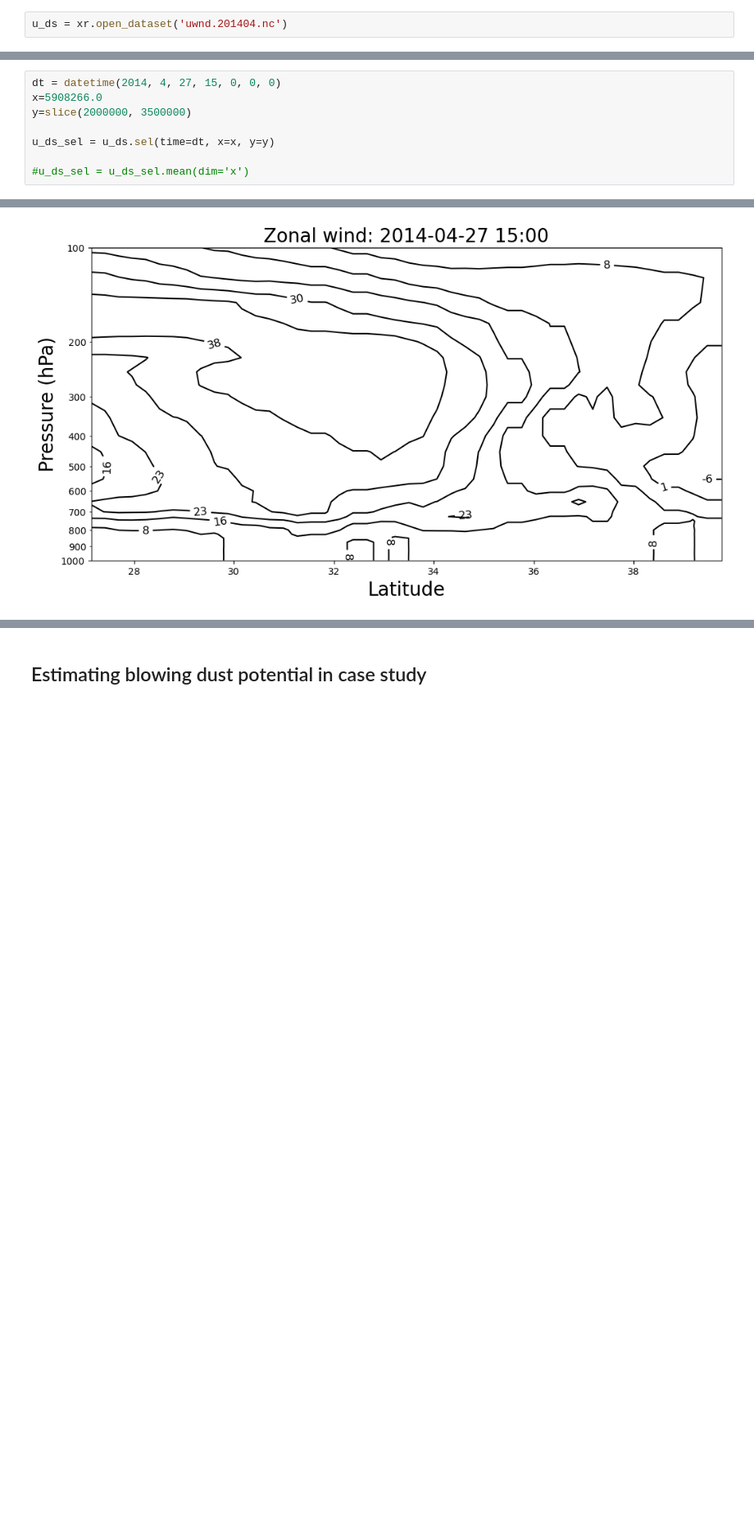
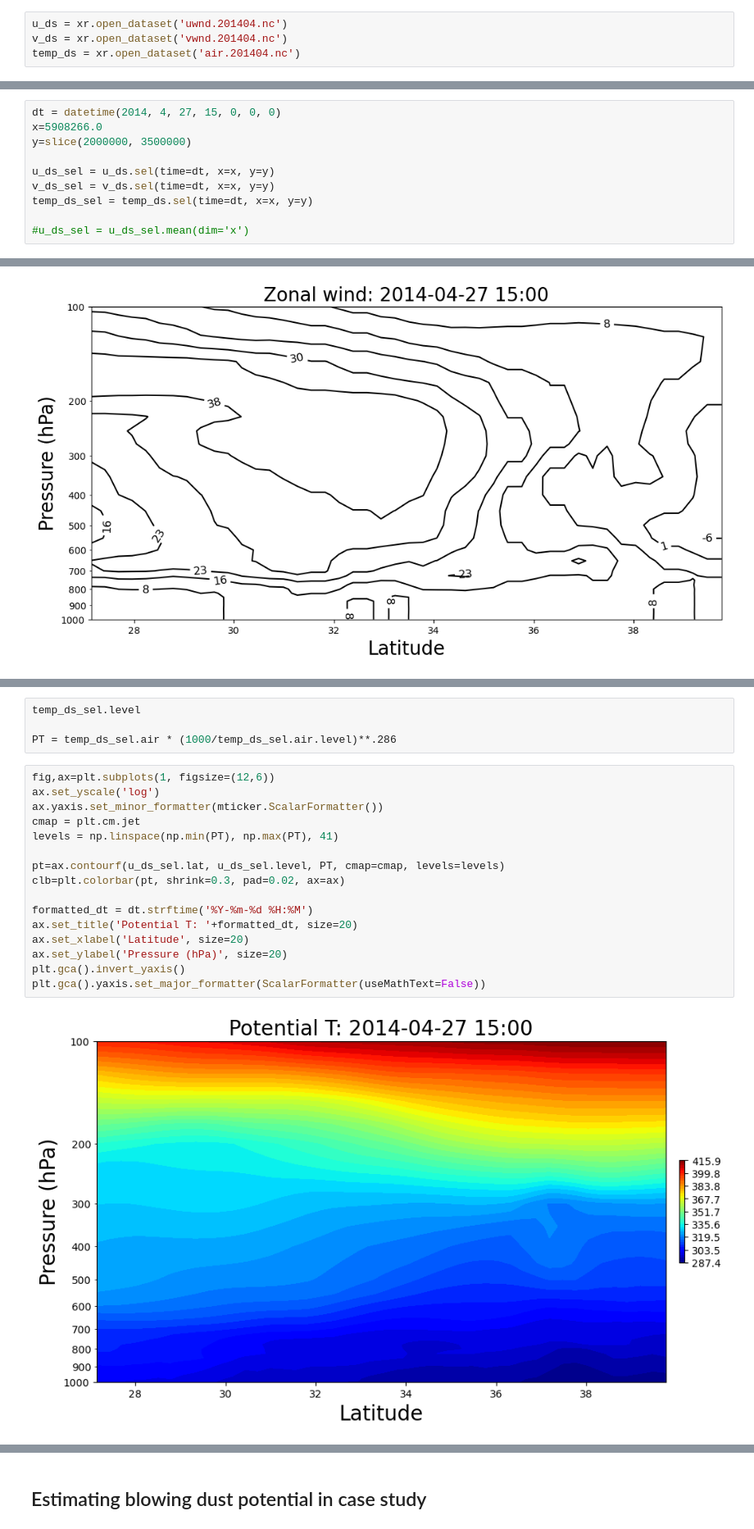
Before and after one commit to jesseturner/Dust_Plumes, a Jupyter notebook: Case_Study.ipynb, the cells around one changed output, grey strips where cells are left out. Shown at 82% size. Drawn from its saved outputs; the diff is of its cells as text; blank space fills up the shorter version.

```diff
--- a/Case_Study.ipynb
+++ b/Case_Study.ipynb
@@ -157,6 +157,8 @@ ax.add_feature(cfeature.STATES)
 ### Creating the zonal wind with altitude figure
 # %%
 u_ds = xr.open_dataset('uwnd.201404.nc')
+v_ds = xr.open_dataset('vwnd.201404.nc')
+temp_ds = xr.open_dataset('air.201404.nc')
 # %% [markdown]
 Determine the range for the u-wind analysis:
 # %%
@@ -195,5 +197,7 @@ x=5908266.0
 y=slice(2000000, 3500000)
 
 u_ds_sel = u_ds.sel(time=dt, x=x, y=y)
+v_ds_sel = v_ds.sel(time=dt, x=x, y=y)
+temp_ds_sel = temp_ds.sel(time=dt, x=x, y=y)
 
 #u_ds_sel = u_ds_sel.mean(dim='x')
@@ -237,0 +228,22 @@ plt.gca().yaxis.set_major_formatter(ScalarFormatter(useMathText=False))
+# %%
+temp_ds_sel.level
+
+PT = temp_ds_sel.air * (1000/temp_ds_sel.air.level)**.286
+# %%
+fig,ax=plt.subplots(1, figsize=(12,6))
+ax.set_yscale('log')
+ax.yaxis.set_minor_formatter(mticker.ScalarFormatter())
+cmap = plt.cm.jet
+levels = np.linspace(np.min(PT), np.max(PT), 41)
+
+pt=ax.contourf(u_ds_sel.lat, u_ds_sel.level, PT, cmap=cmap, levels=levels)
+clb=plt.colorbar(pt, shrink=0.3, pad=0.02, ax=ax)
+
+formatted_dt = dt.strftime('%Y-%m-%d %H:%M')
+ax.set_title('Potential T: '+formatted_dt, size=20)
+ax.set_xlabel('Latitude', size=20)
+ax.set_ylabel('Pressure (hPa)', size=20)
+plt.gca().invert_yaxis()
+plt.gca().yaxis.set_major_formatter(ScalarFormatter(useMathText=False))
+# %% [output]
+[figure, added]
```
Also changed, not shown: parts of 9 cells of this notebook.
